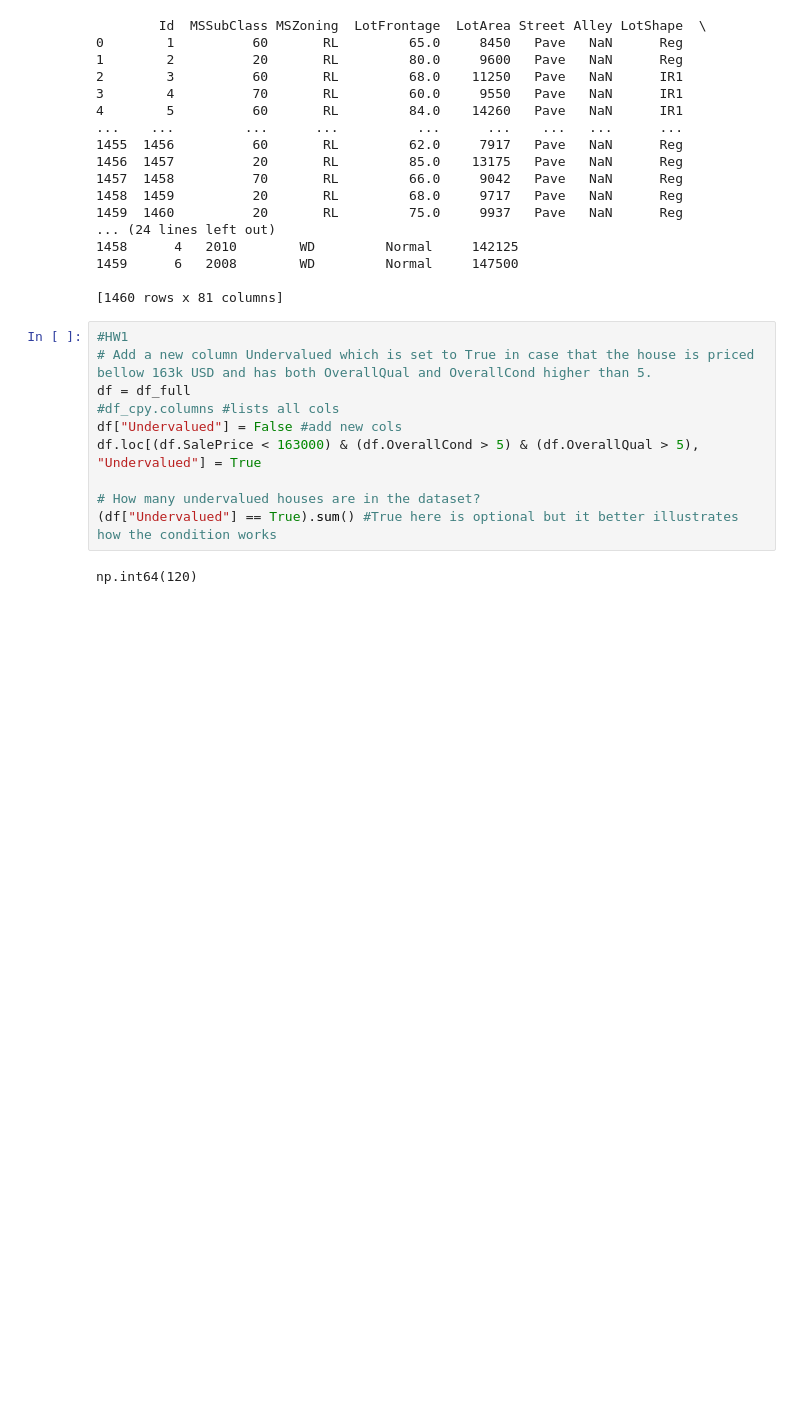
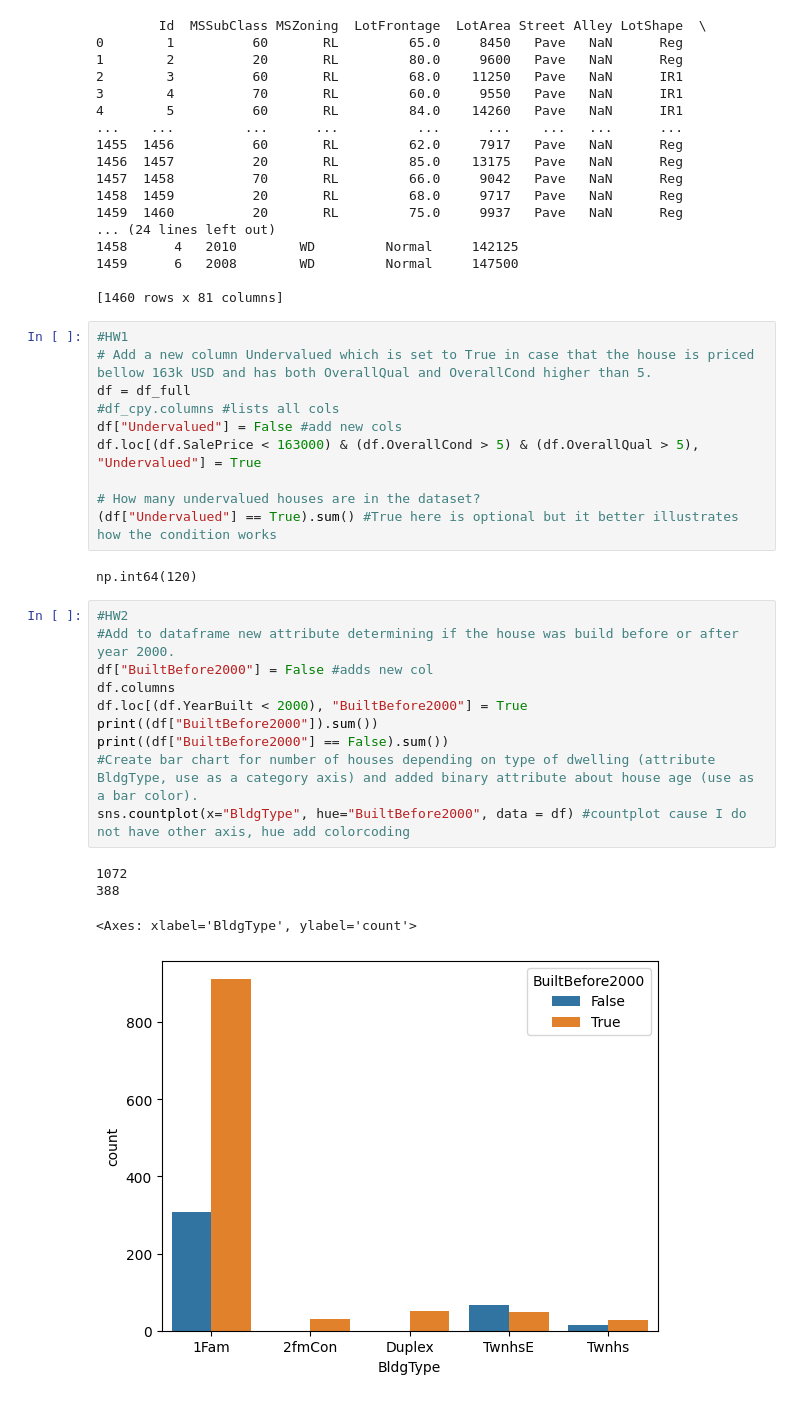
Before and after one commit to Pietro228/PraxeVSB, a Jupyter notebook: fml_01.ipynb, the cells around one changed output. Saved outputs shown, nothing was run; the diff lists cells and outputs as text; blank space fills up the shorter version.

```diff
--- a/fml_01.ipynb
+++ b/fml_01.ipynb
@@ -214,3 +216,18 @@ df.loc[(df.SalePrice < 163000) & (df.OverallCond > 5) & (df.OverallQual > 5), "U
 (df["Undervalued"] == True).sum() #True here is optional but it better illustrates how the condition works
 # %% [output]
 np.int64(120)
+# %%
+#HW2
+#Add to dataframe new attribute determining if the house was build before or after year 2000.
+df["BuiltBefore2000"] = False #adds new col
+df.columns
+df.loc[(df.YearBuilt < 2000), "BuiltBefore2000"] = True
+print((df["BuiltBefore2000"]).sum())
+print((df["BuiltBefore2000"] == False).sum())
+#Create bar chart for number of houses depending on type of dwelling (attribute BldgType, use as a category axis) and added binary attribute about house age (use as a bar color).
+sns.countplot(x="BldgType", hue="BuiltBefore2000", data = df) #countplot cause I do not have other axis, hue add colorcoding
+# %% [output]
+1072
+388
+<Axes: xlabel='BldgType', ylabel='count'>
+[figure, added]
```
Also changed, not shown: parts of 1 cell of this notebook.
